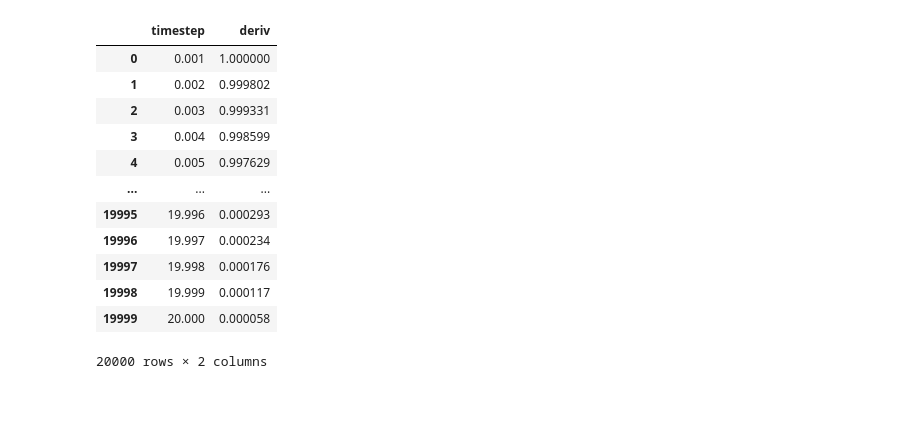
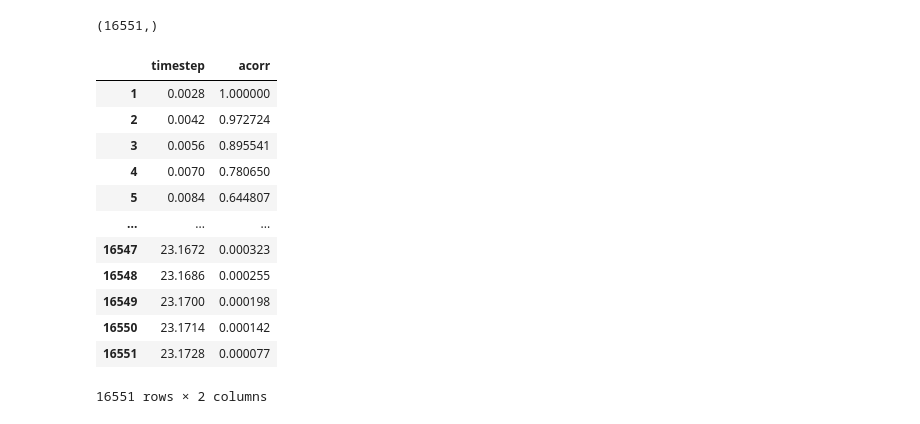
Before and after one commit to Protolaw/polyspec, a Jupyter notebook: notebooks/autocorr.ipynb, the cells around one changed output. Cells and saved outputs as stored; diff of their text form; code cells hidden in the pictures.

```diff
--- a/notebooks/autocorr.ipynb
+++ b/notebooks/autocorr.ipynb
@@ -38,0 +68,4 @@ acorr1 = autocorrelation1(df.pred_polar_x)
+# %%
+pred_polar_time = pd.concat([new_time, pred_df], axis=1)
+# pred_polar_time.to_csv(f'./CO2/CO2_time_polar.csv', index=False)
+pred_polar_time
@@ -38,0 +86,3 @@ acorr1 = autocorrelation1(df.pred_polar_x)
+# %%
+deriv_x = pred_polar_time.iloc[:, :2]
+deriv_x['deriv'] = deriv_x['pred_polar_x'].diff() / deriv_x['time'].diff()
@@ -39,20 +101,33 @@ acorr1 = autocorrelation1(df.pred_polar_x)
+# %%
+# from scipy.signal import correlate
+# sig = deriv_df.der[1:]
+# corr = correlate(sig, sig, mode='full')
+# corr = corr[len(corr)//2:]
+
+# acorr1 = autocorrelation1(corr)
+
+acorr = autocorrelation1(deriv_x.deriv[1:])
+# %%
+acorr1.shape
+# %% [output]
+(16551,)
 # %%
-timestep = 0.001
-time_steps = [round(timestep + timestep * i, 6) for i in range(len(acorr1))]
+# timestep = 0.00145
+# time_steps = [round(timestep + timestep * i, 6) for i in range(len(acorr1))]
 # %%
-df = pd.DataFrame({'timestep': time_steps, 'deriv': acorr1})
-df
+df_acorr = pd.DataFrame({'timestep': time_steps[1:], 'acorr': acorr})
+df_acorr
 # %% [output]
-|  | timestep | deriv |
-| 0 | 0.001 | 1.000000 |
-| 1 | 0.002 | 0.999802 |
-| 2 | 0.003 | 0.999331 |
-| 3 | 0.004 | 0.998599 |
-| 4 | 0.005 | 0.997629 |
+|  | timestep | acorr |
+| 1 | 0.0028 | 1.000000 |
+| 2 | 0.0042 | 0.972724 |
+| 3 | 0.0056 | 0.895541 |
+| 4 | 0.0070 | 0.780650 |
+| 5 | 0.0084 | 0.644807 |
 | ... | ... | ... |
-| 19995 | 19.996 | 0.000293 |
-| 19996 | 19.997 | 0.000234 |
-| 19997 | 19.998 | 0.000176 |
-| 19998 | 19.999 | 0.000117 |
-| 19999 | 20.000 | 0.000058 |
+| 16547 | 23.1672 | 0.000323 |
+| 16548 | 23.1686 | 0.000255 |
+| 16549 | 23.1700 | 0.000198 |
+| 16550 | 23.1714 | 0.000142 |
+| 16551 | 23.1728 | 0.000077 |
-20000 rows × 2 columns
+16551 rows × 2 columns
```
Also changed, not shown: parts of 76 cells of this notebook, 2 other files.
